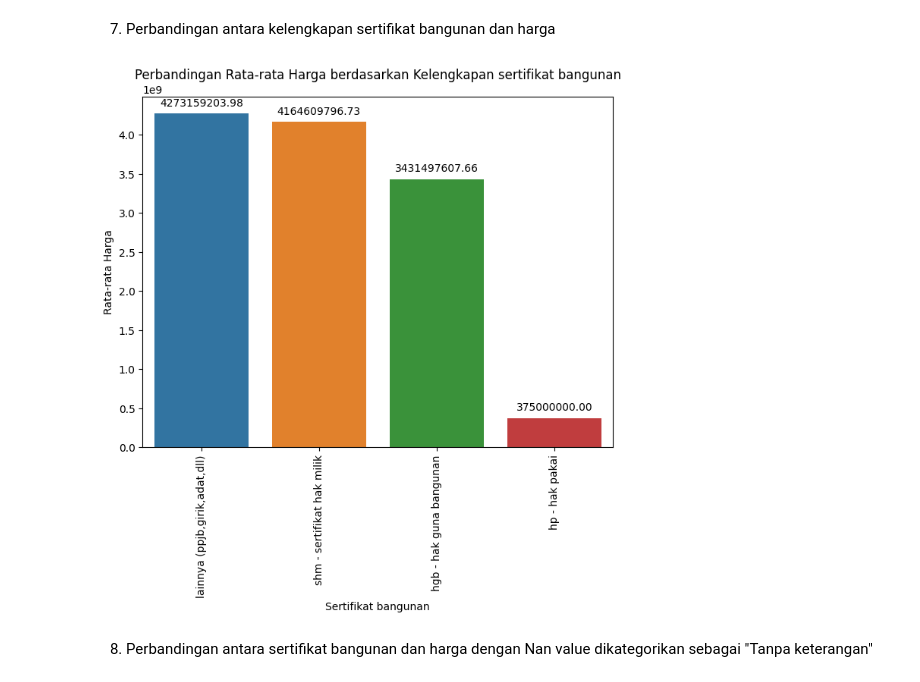
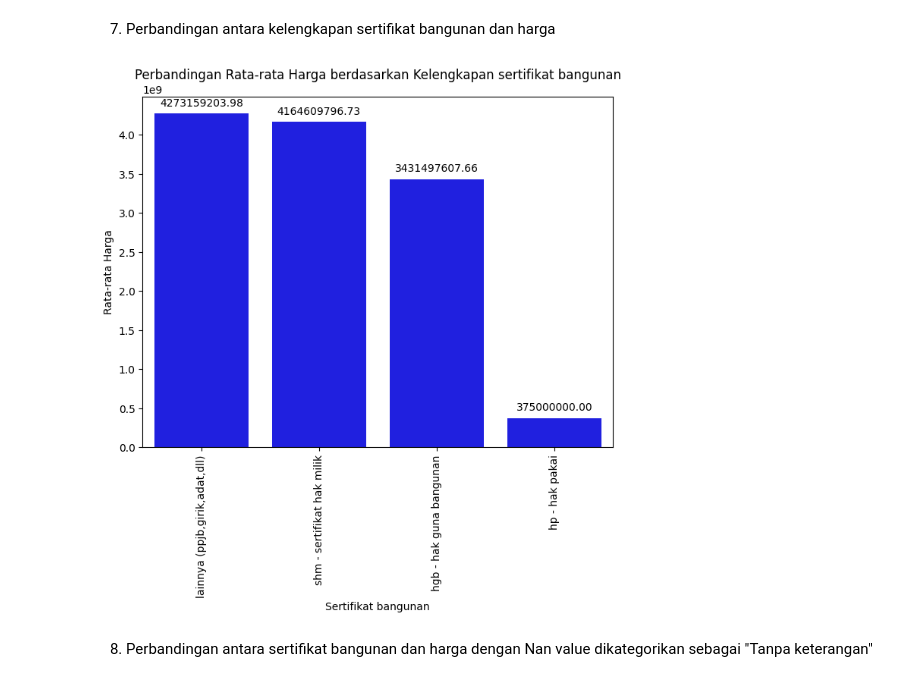
Before and after one commit to abdinegara783/ISFEST2023, a Jupyter notebook: ISFEST_Rozi.ipynb, the cells around one changed output. Cells and saved outputs as stored; diff of their text form; code cells hidden in the pictures.

```diff
--- a/ISFEST_Rozi.ipynb
+++ b/ISFEST_Rozi.ipynb
@@ -292,29 +292,29 @@ Didapatkan hasil bahwa jumlah kamar mandi untuk ART di rentang 0-5 buah
 # %%
 # Menghitung rata-rata harga berdasarkan sertifikat bangunan
 rata_price_sertifikat = data.groupby('certificate')['price_in_rp'].mean().reset_index()
 
 # Mengurutkan berdasarkan harga rata-rata secara menurun
 rata_price_sertifikat = rata_price_sertifikat.sort_values('price_in_rp', ascending=False)
 
 # Membuat bar plot
 plt.figure(figsize=(8, 6))
-sns.barplot(x='certificate', y='price_in_rp', data=rata_price_sertifikat)
+sns.barplot(x='certificate', y='price_in_rp', data=rata_price_sertifikat, color = 'blue')
 plt.xlabel('Sertifikat bangunan')
 plt.ylabel('Rata-rata Harga')
 plt.title('Perbandingan Rata-rata Harga berdasarkan Kelengkapan sertifikat bangunan')
 plt.xticks(rotation=90)
 
 # Menambahkan anotasi pada setiap bar
 for i, p in enumerate(plt.gca().patches):
     plt.gca().annotate(format(p.get_height(), '.2f'),
                        (p.get_x() + p.get_width() / 2., p.get_height()),
                        ha='center',
                        va='center',
                        xytext=(0, 10),
                        textcoords='offset points')
 plt.show()
 # %% [output]
-[figure, old version]
+[figure, new version]
 # %% [markdown]
 8. Perbandingan antara sertifikat bangunan dan harga dengan Nan value dikategorikan sebagai "Tanpa keterangan"
 # %%
```
Also changed, not shown: parts of 4 cells of this notebook.
